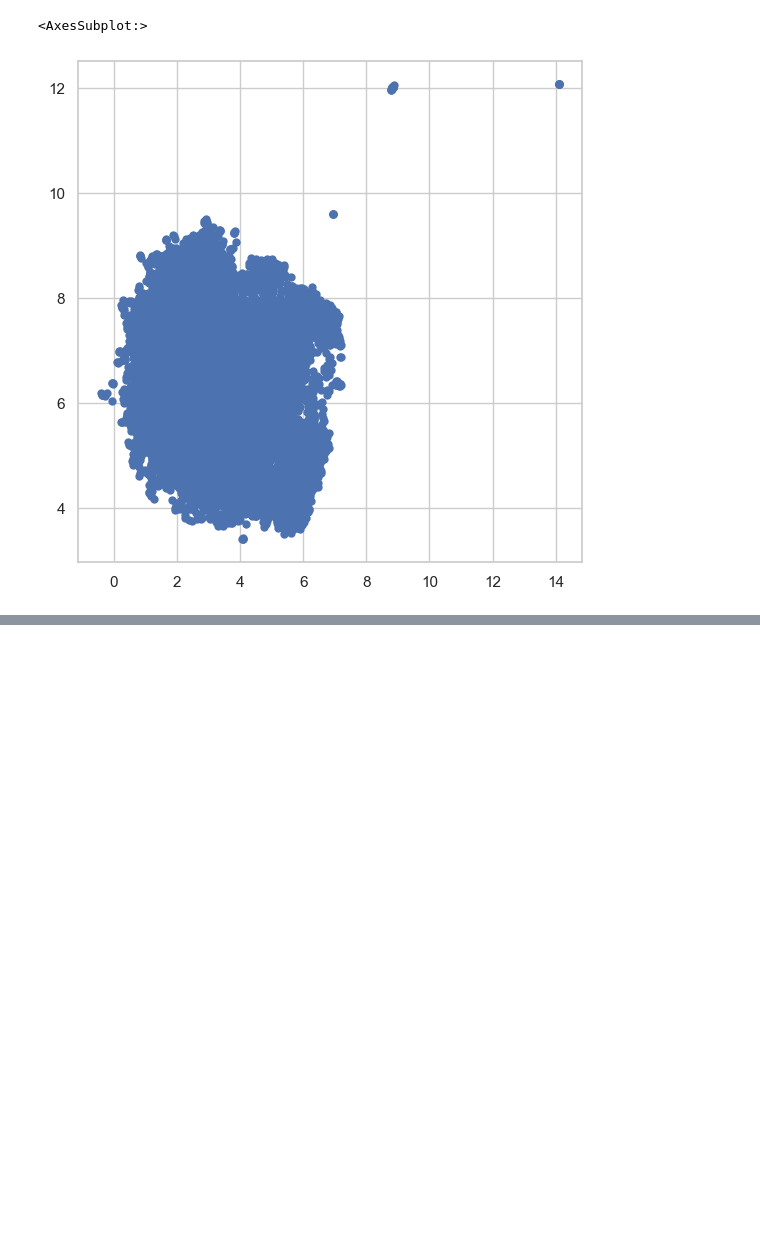
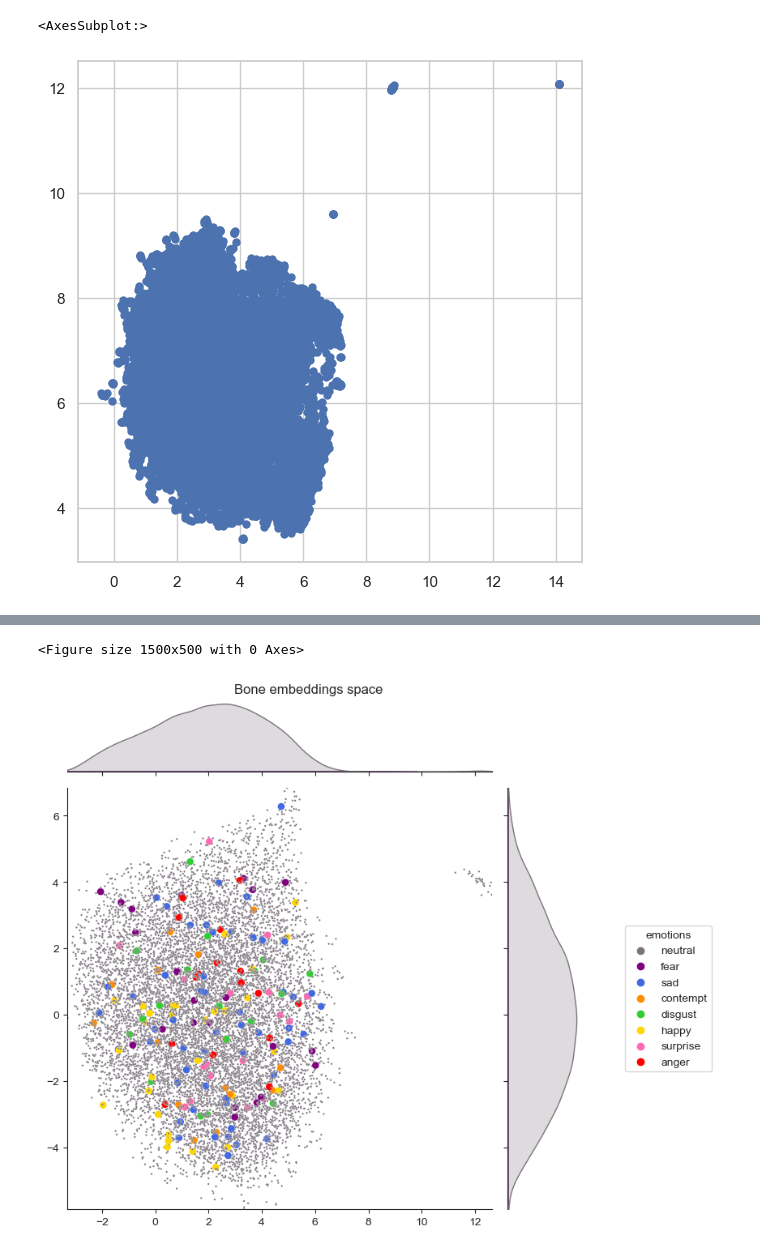
Before and after one commit to MColombari/SLR_Sentiment_Enhanced, a Jupyter notebook: notebooks/embeddings.ipynb, the cells around one changed output, grey strips where cells are left out. Drawn from its saved outputs; the diff is of its cells as text; code cells hidden in the pictures; blank space fills up the shorter version.

```diff
--- a/notebooks/embeddings.ipynb
+++ b/notebooks/embeddings.ipynb
@@ -83,0 +220,72 @@ sns.scatterplot(x=proj_2d[:,0], y=proj_2d[:,1],
+# %%
+# save emotion labels and size of the points
+emotion_labels = []
+for l in labels:
+    for k,v in raw_label.items():
+        flag = False
+        if int(l) in v:
+            emotion_labels.append(k)
+            flag = True
+            break
+    if not flag:
+        emotion_labels.append('neutral')
+
+size_p = []
+for label,vec in zip(emotion_labels,proj_2d):
+    if label != 'neutral':
+        size_p.append(40)
+    else:
+        size_p.append(3)
+# %%
+emotion_color_map = {
+    'neutral': '#7C737D',  # Grigio chiaro
+    'happy': '#FFD700',    # Oro
+    'sad': '#4169E1',      # Blu reale
+    'surprise': '#FF69B4', # Rosa caldo
+    'fear': '#800080',     # Viola
+    'disgust': '#32CD32',  # Verde lime
+    'anger': '#FF0000',    # Rosso
+    'contempt': '#FF8C00'  # Arancione scuro
+}
+
+# Funzione per creare jointplot
+def create_jointplot(data, metadata, title, scatter_size=10,legend=False, color_map=None):
+    sns.set_style("ticks")
+    jp = sns.jointplot(
+        x=data[:,0],
+        y=data[:,1],
+        data=data,
+        hue=metadata,
+        palette=color_map,
+        height=7,
+        marginal_kws=dict(fill=True),
+        joint_kws={'s': scatter_size},
+        legend=legend
+    )
+    jp.figure.suptitle(title)
+    jp.figure.tight_layout()
+    jp.ax_joint.set_xlim(proj_2d[:,0].min(),proj_2d[:,0].max())
+    jp.ax_joint.set_ylim(proj_2d[:,1].min(),proj_2d[:,1].max())
+    jp.figure.subplots_adjust(top=0.95)  # Adatta il titolo
+
+
+
+    # Rimuovere i nomi degli assi
+    jp.set_axis_labels('', '')
+    # Sposta la legenda fuori dal grafico
+    jp.ax_joint.legend(loc='center left', bbox_to_anchor=(1.3, 0.5), title='emotions')
+    return jp
+
+# Creare la visualizzazione UMAP
+plt.figure(figsize=(15, 5))
+joint_plot = create_jointplot(proj_2d, emotion_labels, 'Bone embeddings space', scatter_size=size_p, legend=labels_names[1:], color_map=emotion_color_map)
+
+# Salva il plot come file PNG
+
+joint_plot.savefig('./imgs/plot_umap_bone_emotion.png', bbox_inches='tight')
+
+# Mostra il plot
+plt.show()
+# %% [output]
+<Figure size 1500x500 with 0 Axes>
+[figure, added]
```
Also changed, not shown: parts of 17 cells of this notebook, 6 other files.
